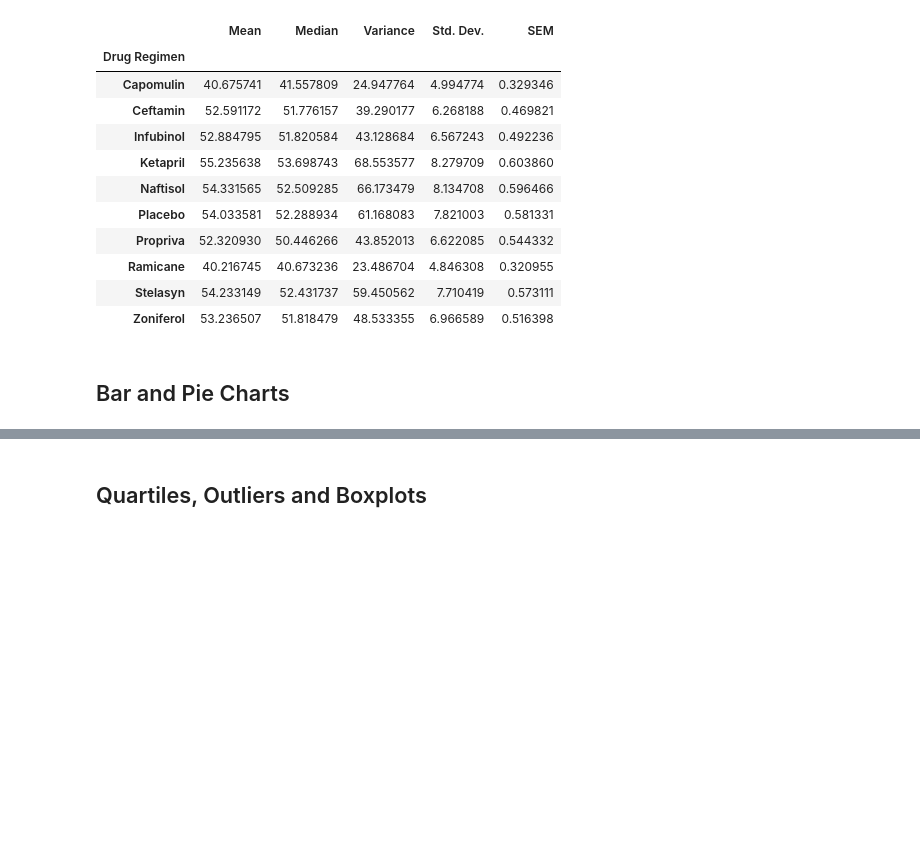
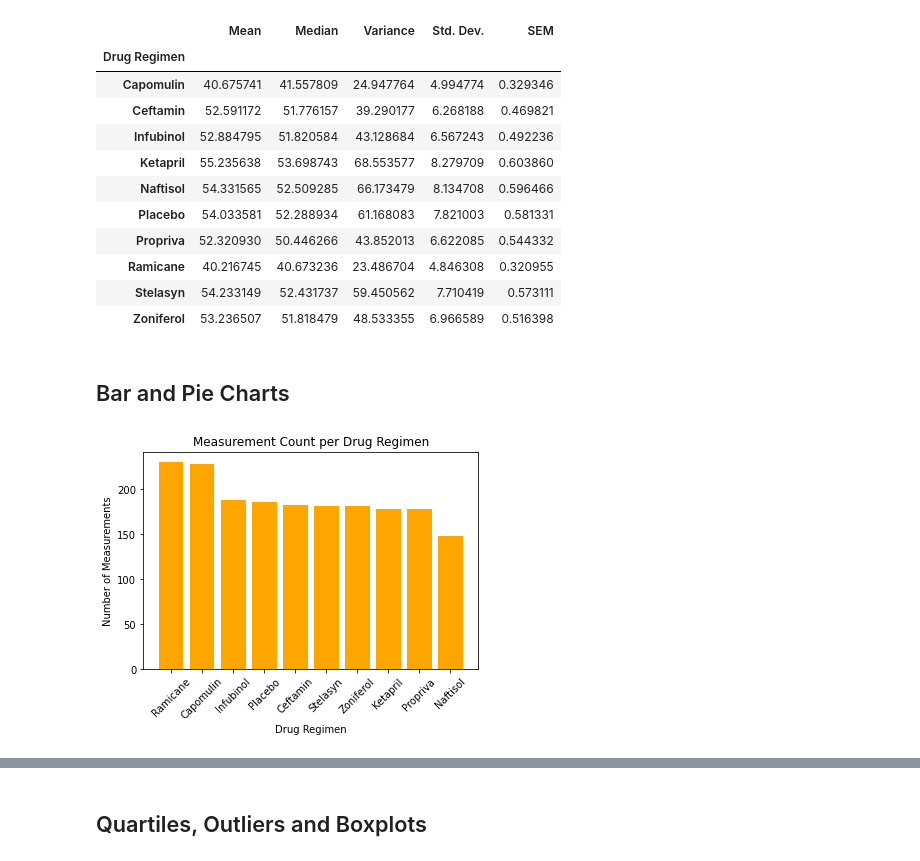
Before and after one commit to MaryColasanto/Pymaceuticals, a Jupyter notebook: pymaceuticals_starter.ipynb, the cells around one changed output, grey strips where cells are left out. Saved outputs shown, nothing was run; the diff lists cells and outputs as text; code cells hidden in the pictures; blank space fills up the shorter version.

Commit message:
Added a bar and pie chart using pyplot

```diff
--- a/pymaceuticals_starter.ipynb
+++ b/pymaceuticals_starter.ipynb
@@ -114,5 +114,16 @@ drug_stats
 # Generate a bar plot showing the total number of measurements taken on each drug regimen using pandas.
 # %%
 # Generate a bar plot showing the total number of measurements taken on each drug regimen using pyplot.
+drug = mousedata_clean["Drug Regimen"].unique()
+measurements = mousedata_clean["Drug Regimen"].value_counts()
+
+plt.bar(drug, measurements, facecolor="orange",)
+plt.title("Measurement Count per Drug Regimen")
+plt.xlabel("Drug Regimen")
+plt.ylabel("Number of Measurements")
+plt.xticks(rotation=45)
+plt.show()
+# %% [output]
+[figure, added]
 # %%
 # Generate a pie plot showing the distribution of female versus male mice using pandas
```
Also changed, not shown: parts of 2 cells of this notebook.
